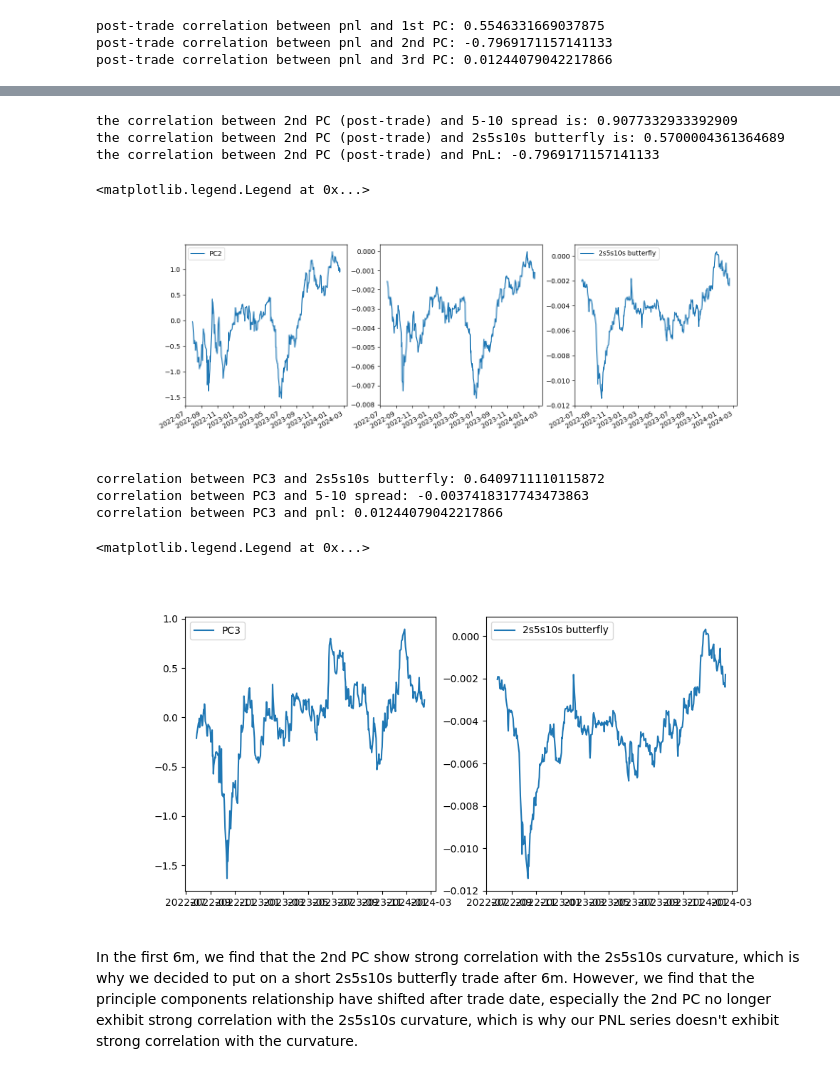
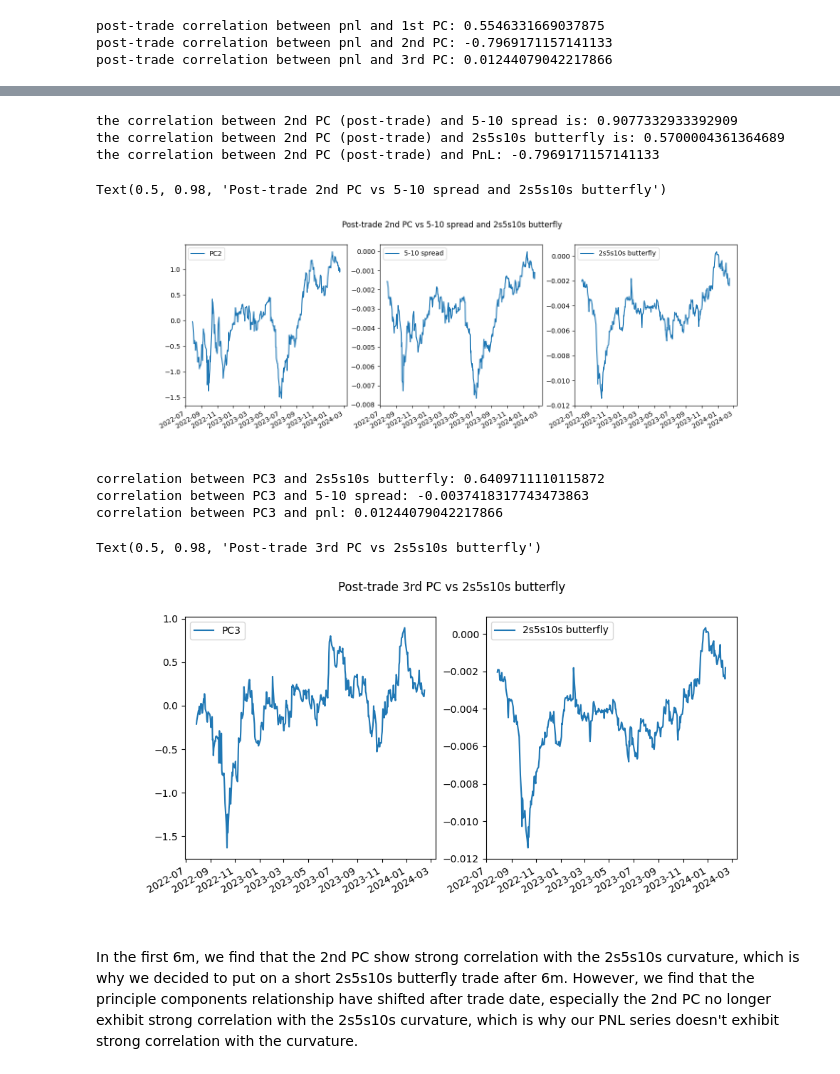
Before and after one commit to QizheCui/PCA_Butterfly_Trading_Strategy, a Jupyter notebook: LiborVersion/PCA_Trade_Libor.ipynb, the cells around one changed output, grey strips where cells are left out. Cells and saved outputs as stored; diff of their text form; code cells hidden in the pictures.

```diff
--- a/LiborVersion/PCA_Trade_Libor.ipynb
+++ b/LiborVersion/PCA_Trade_Libor.ipynb
@@ -437,35 +450,43 @@ plt.plot(post_trade_dates,PC2, label='PC2')
 plt.legend()
 plt.subplot(1,3,2)
 plt.plot(post_trade_dates,post_trade_spread, label='5-10 spread')
+plt.legend()
 plt.subplot(1,3,3)
-
 plt.plot(post_trade_dates,post_trade_butterfly, label='2s5s10s butterfly')
 plt.gcf().autofmt_xdate()
 plt.legend()
+
+# a super title
+plt.suptitle('Post-trade 2nd PC vs 5-10 spread and 2s5s10s butterfly')
 # %% [output]
 the correlation between 2nd PC (post-trade) and 5-10 spread is: 0.9077332933392909
 the correlation between 2nd PC (post-trade) and 2s5s10s butterfly is: 0.5700004361364689
 the correlation between 2nd PC (post-trade) and PnL: -0.7969171157141133
-<matplotlib.legend.Legend at 0x...>
+Text(0.5, 0.98, 'Post-trade 2nd PC vs 5-10 spread and 2s5s10s butterfly')
-[figure, old version]
+[figure, new version]
 # %%
 # 3rd PC
 PC3 = post_trade_scales.dot(eigenvectors[:,2])
 print(f"correlation between PC3 and 2s5s10s butterfly: {np.corrcoef(PC3, post_trade_butterfly)[0][1]}")
 print(f"correlation between PC3 and 5-10 spread: {np.corrcoef(PC3, -post_trade_spread)[0][1]}")
 print(f"correlation between PC3 and pnl: {np.corrcoef(PC3, pnl_series)[0][1]}")
 plt.figure(figsize=(10,5))
 plt.subplot(1,2,1)
 plt.plot(post_trade_dates,PC3, label='PC3')
+plt.gcf().autofmt_xdate()
 plt.legend()
 plt.subplot(1,2,2)
 plt.plot(post_trade_dates,post_trade_butterfly, label='2s5s10s butterfly')
+plt.gcf().autofmt_xdate()
 plt.legend()
+
+# a super title
+plt.suptitle('Post-trade 3rd PC vs 2s5s10s butterfly')
 # %% [output]
 correlation between PC3 and 2s5s10s butterfly: 0.6409711110115872
 correlation between PC3 and 5-10 spread: -0.0037418317743473863
 correlation between PC3 and pnl: 0.01244079042217866
-<matplotlib.legend.Legend at 0x...>
+Text(0.5, 0.98, 'Post-trade 3rd PC vs 2s5s10s butterfly')
-[figure, old version]
+[figure, new version]
 # %% [markdown]
 In the first 6m, we find that the 2nd PC show strong correlation with the 2s5s10s curvature, which is why we decided to put on a short 2s5s10s butterfly trade after 6m. However, we find that the principle components relationship have shifted after trade date, especially the 2nd PC no longer exhibit strong correlation with the 2s5s10s curvature, which is why our PNL series doesn't exhibit strong correlation with the curvature.
```
Also changed, not shown: parts of 8 cells of this notebook.
